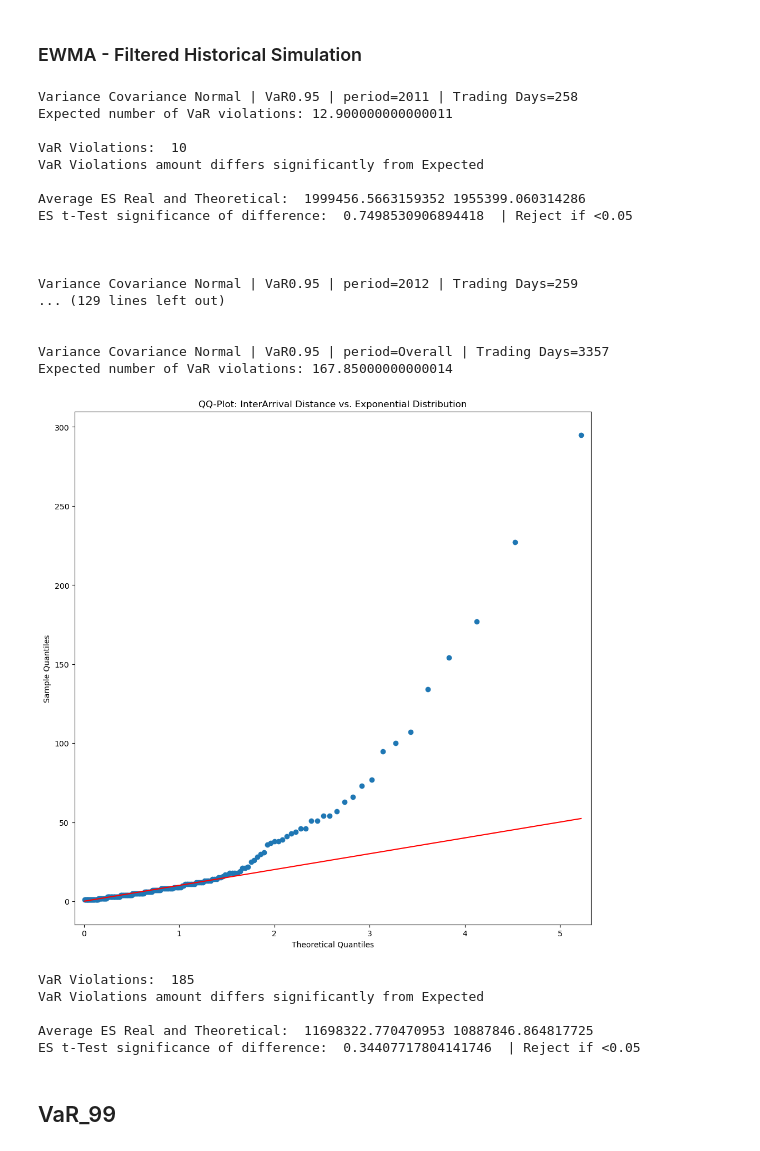
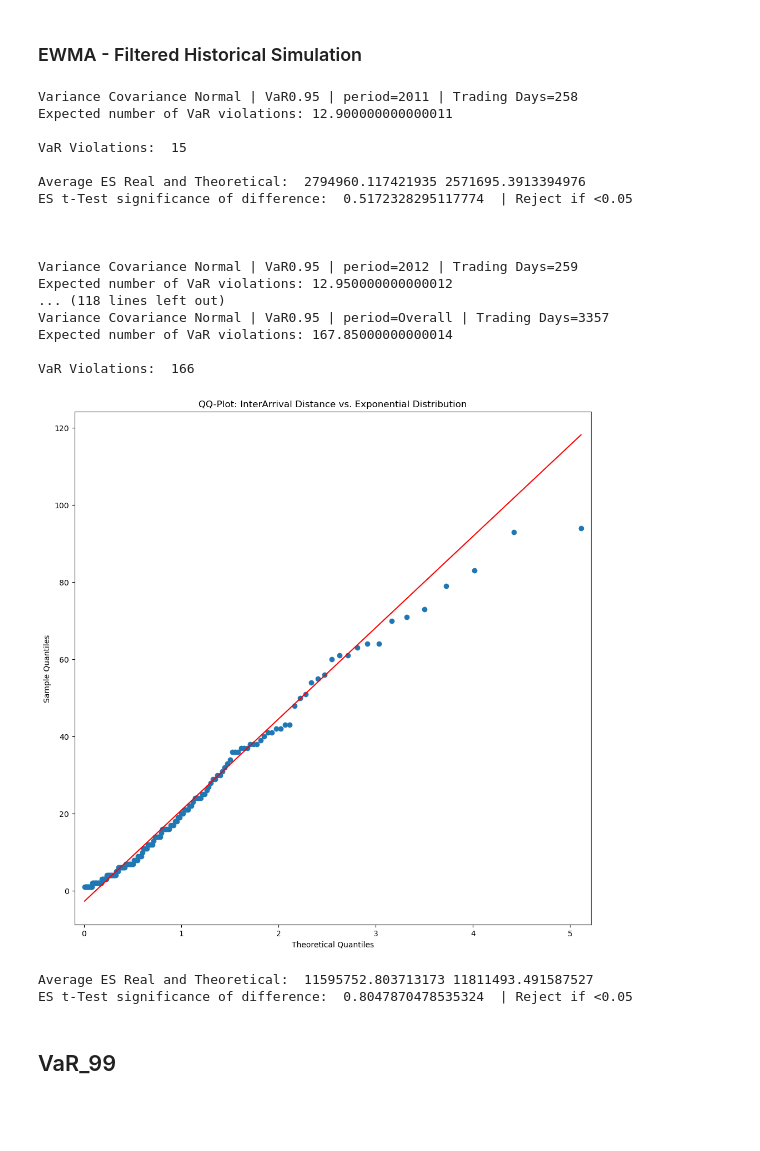
Before and after one commit to DaanZunnenberg/RiskFunctions, a Jupyter notebook: Assignment_1/QFRM_Assignment1.ipynb, the cells around one changed output. Drawn from its saved outputs; the diff is of its cells as text; code cells hidden in the pictures; blank space fills up the shorter version.

```diff
--- a/Assignment_1/QFRM_Assignment1.ipynb
+++ b/Assignment_1/QFRM_Assignment1.ipynb
@@ -595,16 +602,21 @@ weights = [.2, .1, .1, .0, .1 , .1, .4]     # AAPL$, AIRBUS€, ASML€, EUR_USD
 
 start_date = '2010-01-01'
 end_date = '2024-01-01'
-data = data[(data.index >= pd.to_datetime(start_date)) & (data.index <= pd.to_datetime(end_date))]        # Keeping only the related dates
+data = data[(data.index >= pd.to_datetime(start_date)) & (data.index < pd.to_datetime(end_date))]        # Keeping only the related dates
 portfolio_loss, ind_loss = loss_operator(data, weights)
 # %%
 # Obtaining Correct windows for Year Sizes
 
 dates = data.index
-indexes_year_changes = [0]
+indexes_year_changes = []
 for i in range(len(dates)-1):           # Just scanning where date year index changes
     if dates[i+1].year != dates[i].year:
         indexes_year_changes.append(i+1)
 indexes_year_changes.append(len(dates)-1)
 print("Indexes where year changes: ", indexes_year_changes)
+
+window_size = indexes_year_changes[0]                           # Days in the first period which are used to train VaR
+portfolio_loss_backtest = portfolio_loss[window_size:]          # We do not need to compare these days
+indexes_year_changes = np.subtract(indexes_year_changes, window_size)   # Updating indexes so that first period is not included
+indexes_year_changes = np.add(indexes_year_changes, 1)                  # Updating indexes so that they can be looped
 # %% [output]
@@ -612,5 +624,2 @@ Indexes where year changes:  [0, 259, 517, 776, 1034, 1292, 1550, 1808, 2066, 23
 # %% [markdown]
 ## VaR_95
-# %%
-window_size = 258 # days
-alpha = .95
@@ -875,19 +871,19 @@ VaR = VaR_GARCH.iloc[:, 0]
 ES = ES_GARCH.iloc[:, 0]
 
 # We need to cover all years one by one, as some of them had different trading days amount
-for i in range(1, len(indexes_year_changes)-1):
-    start   = indexes_year_changes[i] - window_size
-    end     = indexes_year_changes[i+1] - window_size
-    print('\nVariance Covariance Normal | VaR' +str(alpha)+ ' | period=' +str(2010+i)+ ' | Trading Days=' +str(end-start))
+for i in range(0, len(indexes_year_changes)-1):
+    start   = indexes_year_changes[i]
+    end     = indexes_year_changes[i+1]
+    print('\nVariance Covariance Normal | VaR' +str(alpha)+ ' | period=' +str(2011+i)+ ' | Trading Days=' +str(end-start))
     print("Expected number of VaR violations: " + str((end-start) * (1-alpha)))
-    Backtest(VaR[start:end].to_numpy(), ES[start:end].to_numpy(), portfolio_loss[start:end], alpha)
+    Backtest(VaR[start:end].to_numpy(), ES[start:end].to_numpy(), portfolio_loss_backtest[start:end], alpha)
 
 # And same for the whole year
-start   = indexes_year_changes[1] - window_size
-end     = indexes_year_changes[-1] - window_size
+start   = indexes_year_changes[0]
+end     = indexes_year_changes[-1]
 print('\nVariance Covariance Normal | VaR' +str(alpha)+ ' | period=Overall | Trading Days=' +str(end-start))
 print("Expected number of VaR violations: " + str((end-start) * (1-alpha)))
-Backtest(VaR[start:end].to_numpy(), ES[start:end].to_numpy(), portfolio_loss[start:end], alpha, qqplot_arrival=True)
+Backtest(VaR[start:end].to_numpy(), ES[start:end].to_numpy(), portfolio_loss_backtest[start:end], alpha, qqplot_arrival=True)
 # %% [output]
 Variance Covariance Normal | VaR0.95 | period=2011 | Trading Days=258
 Expected number of VaR violations: 12.900000000000011
@@ -917,49 +910,46 @@ ES t-Test significance of difference:  0.03630979978324653  | Reject if <0.05
 # %%
 # For each period we find amount of VaR violations
 
 EWMA_HS = filtered_HS(ind_loss, weights, alpha, window_size)
 VaR_Filtered_Historical = EWMA_HS.VaR
 ES_Filtered_Historical = EWMA_HS.ES
 VaR = VaR_Filtered_Historical
 ES = ES_Filtered_Historical
 
 # We need to cover all years one by one, as some of them had different trading days amount
-for i in range(1, len(indexes_year_changes)-1):
-    start   = indexes_year_changes[i] - window_size
-    end     = indexes_year_changes[i+1] - window_size
-    print('\nVariance Covariance Normal | VaR' +str(alpha)+ ' | period=' +str(2010+i)+ ' | Trading Days=' +str(end-start))
+for i in range(0, len(indexes_year_changes)-1):
+    start   = indexes_year_changes[i]
+    end     = indexes_year_changes[i+1]
+    print('\nVariance Covariance Normal | VaR' +str(alpha)+ ' | period=' +str(2011+i)+ ' | Trading Days=' +str(end-start))
     print("Expected number of VaR violations: " + str((end-start) * (1-alpha)))
-    Backtest(VaR[start:end].to_numpy(), ES[start:end].to_numpy(), portfolio_loss[start:end], alpha)
+    Backtest(VaR[start:end].to_numpy(), ES[start:end].to_numpy(), portfolio_loss_backtest[start:end], alpha)
 
 # And same for the whole year
-start   = indexes_year_changes[1] - window_size
-end     = indexes_year_changes[-1] - window_size
+start   = indexes_year_changes[0]
+end     = indexes_year_changes[-1]
 print('\nVariance Covariance Normal | VaR' +str(alpha)+ ' | period=Overall | Trading Days=' +str(end-start))
 print("Expected number of VaR violations: " + str((end-start) * (1-alpha)))
-Backtest(VaR[start:end].to_numpy(), ES[start:end].to_numpy(), portfolio_loss[start:end], alpha, qqplot_arrival=True)
+Backtest(VaR[start:end].to_numpy(), ES[start:end].to_numpy(), portfolio_loss_backtest[start:end], alpha, qqplot_arrival=True)
 # %% [output]
 Variance Covariance Normal | VaR0.95 | period=2011 | Trading Days=258
 Expected number of VaR violations: 12.900000000000011
 
-VaR Violations:  10
-VaR Violations amount differs significantly from Expected
+VaR Violations:  15
 
-Average ES Real and Theoretical:  1999456.5663159352 1955399.060314286
-ES t-Test significance of difference:  0.7498530906894418  | Reject if <0.05
+Average ES Real and Theoretical:  2794960.117421935 2571695.3913394976
+ES t-Test significance of difference:  0.5172328295117774  | Reject if <0.05
 
 
 
 Variance Covariance Normal | VaR0.95 | period=2012 | Trading Days=259
-... (129 lines left out)
-
-
+Expected number of VaR violations: 12.950000000000012
+... (118 lines left out)
 Variance Covariance Normal | VaR0.95 | period=Overall | Trading Days=3357
 Expected number of VaR violations: 167.85000000000014
+
+VaR Violations:  166
-[figure, old version]
+[figure, new version]
-VaR Violations:  185
-VaR Violations amount differs significantly from Expected
-
-Average ES Real and Theoretical:  11698322.770470953 10887846.864817725
-ES t-Test significance of difference:  0.34407717804141746  | Reject if <0.05
+Average ES Real and Theoretical:  11595752.803713173 11811493.491587527
+ES t-Test significance of difference:  0.8047870478535324  | Reject if <0.05
 # %% [markdown]
 ## VaR_99
```
Also changed, not shown: parts of 46 cells of this notebook, 3 other files.
